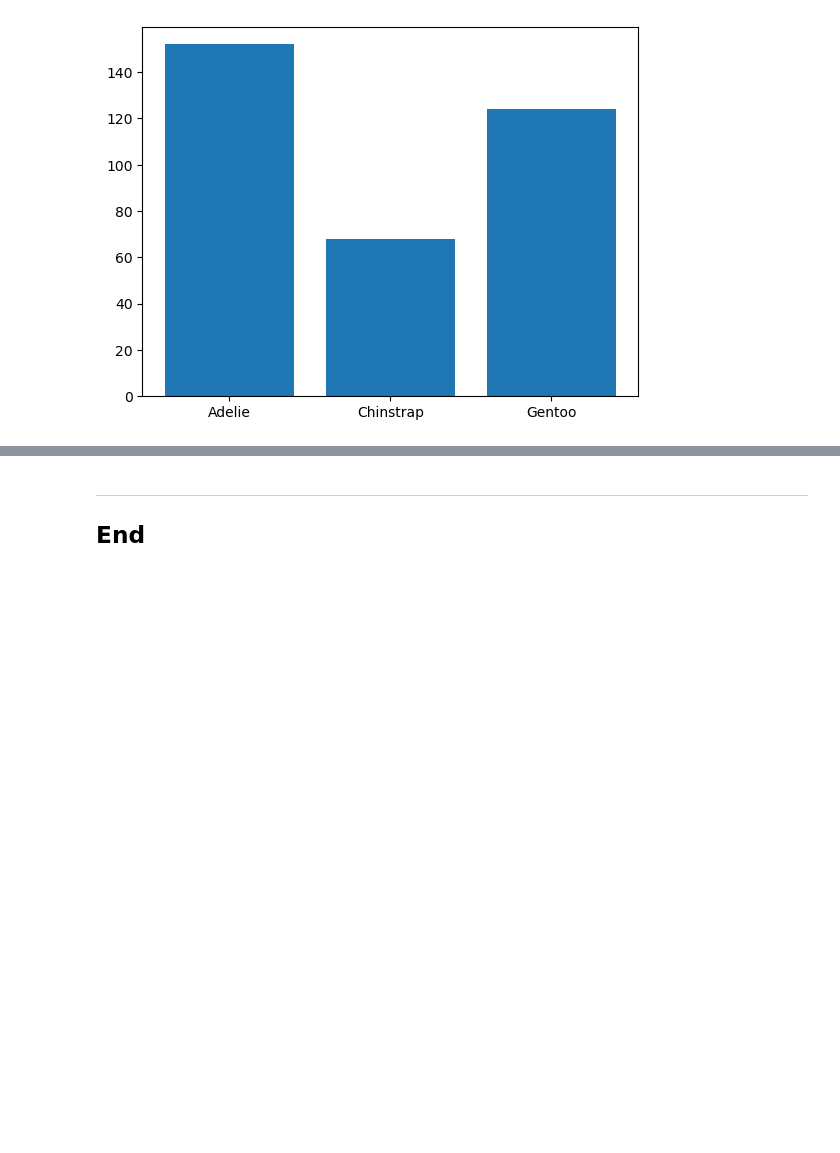
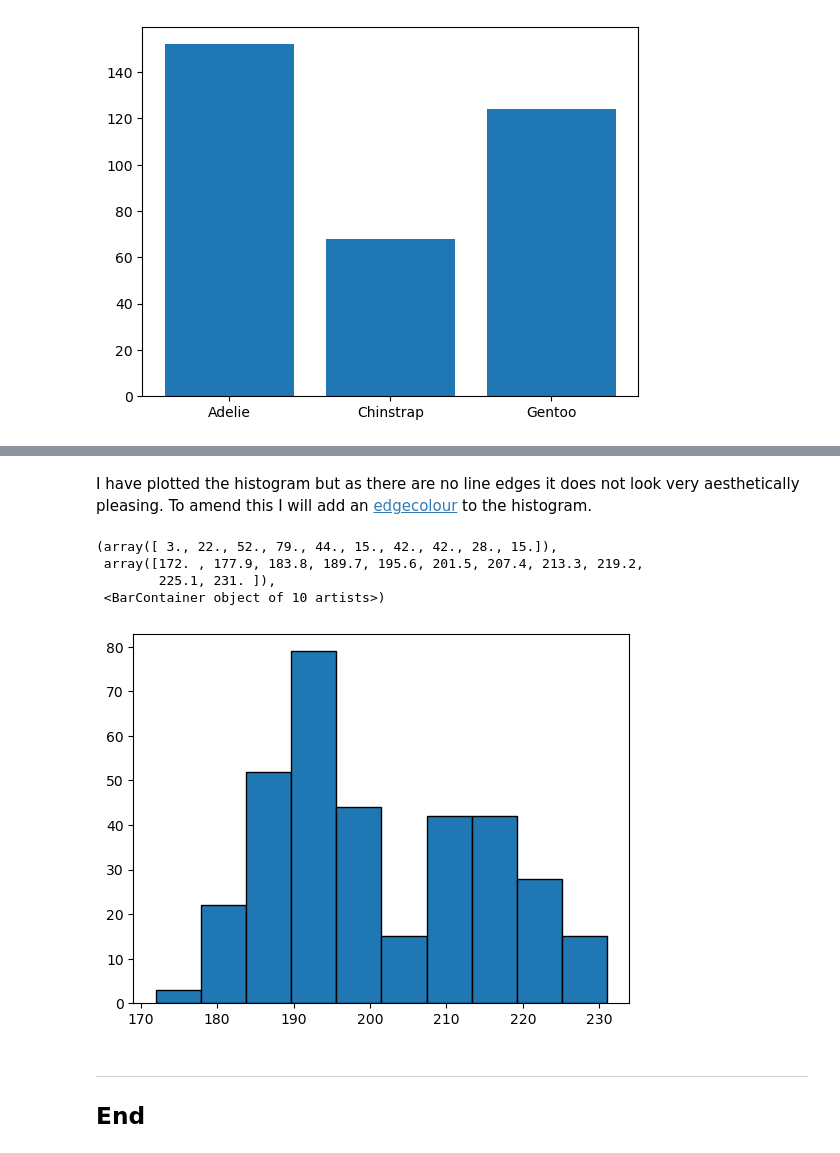
Before and after one commit to coughlo93/PrinciplesOfDataAnalyticsProject, a Jupyter notebook: penguins.ipynb, the cells around one changed output, grey strips where cells are left out. Saved outputs shown, nothing was run; the diff lists cells and outputs as text; code cells hidden in the pictures; blank space fills up the shorter version.

```diff
--- a/penguins.ipynb
+++ b/penguins.ipynb
@@ -165,3 +200,14 @@ plt.bar(values, counts)
+# %% [markdown]
+I have plotted the histogram but as there are no line edges it does not look very aesthetically pleasing. To amend this I will add an [edgecolour](https://matplotlib.org/stable/api/_as_gen/matplotlib.pyplot.scatter.html) to the histogram.
+# %%
+# Add edgecolour to histogram.
+plt.hist(flipper_length_mm, edgecolor = "black")
+# %% [output]
+(array([ 3., 22., 52., 79., 44., 15., 42., 42., 28., 15.]),
+ array([172. , 177.9, 183.8, 189.7, 195.6, 201.5, 207.4, 213.3, 219.2,
+        225.1, 231. ]),
+ <BarContainer object of 10 artists>)
+[figure, added]
 # %% [markdown]
 ***
 
```
Also changed, not shown: parts of 5 cells of this notebook.
